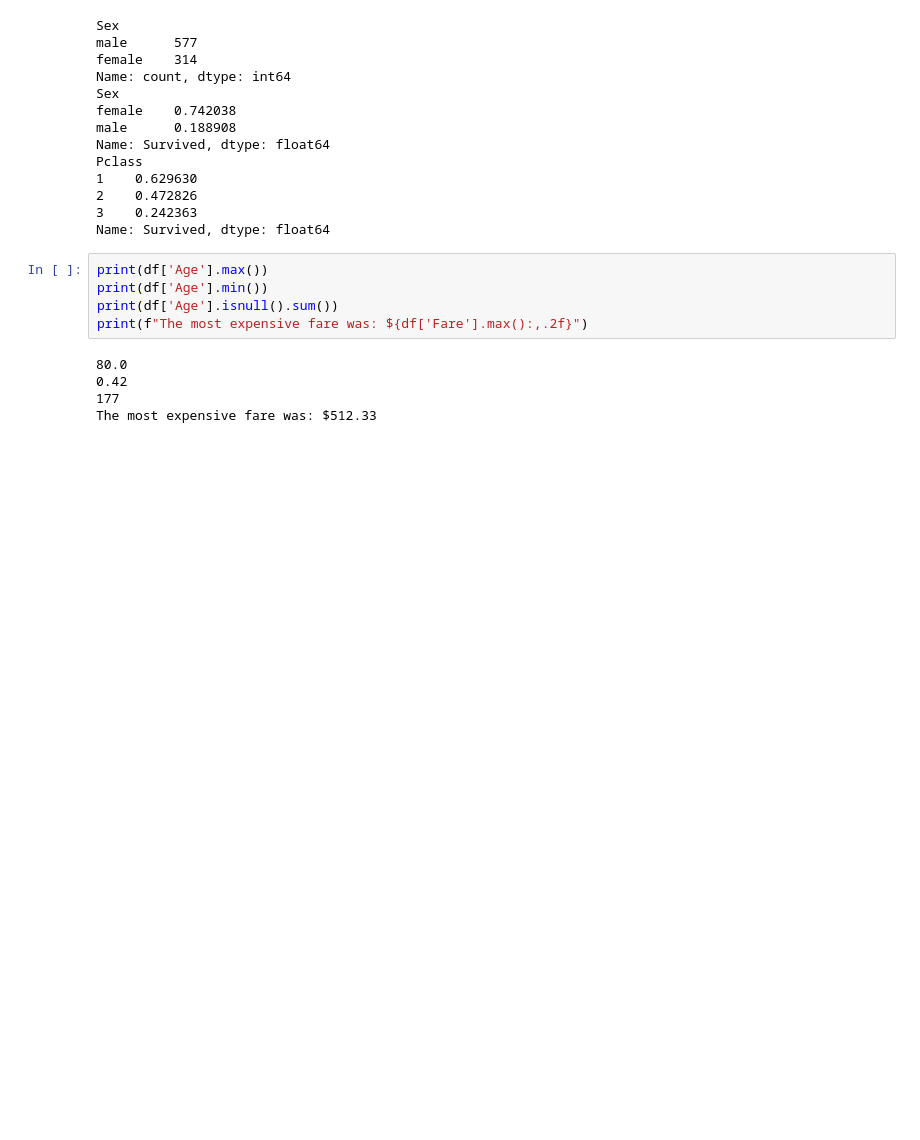
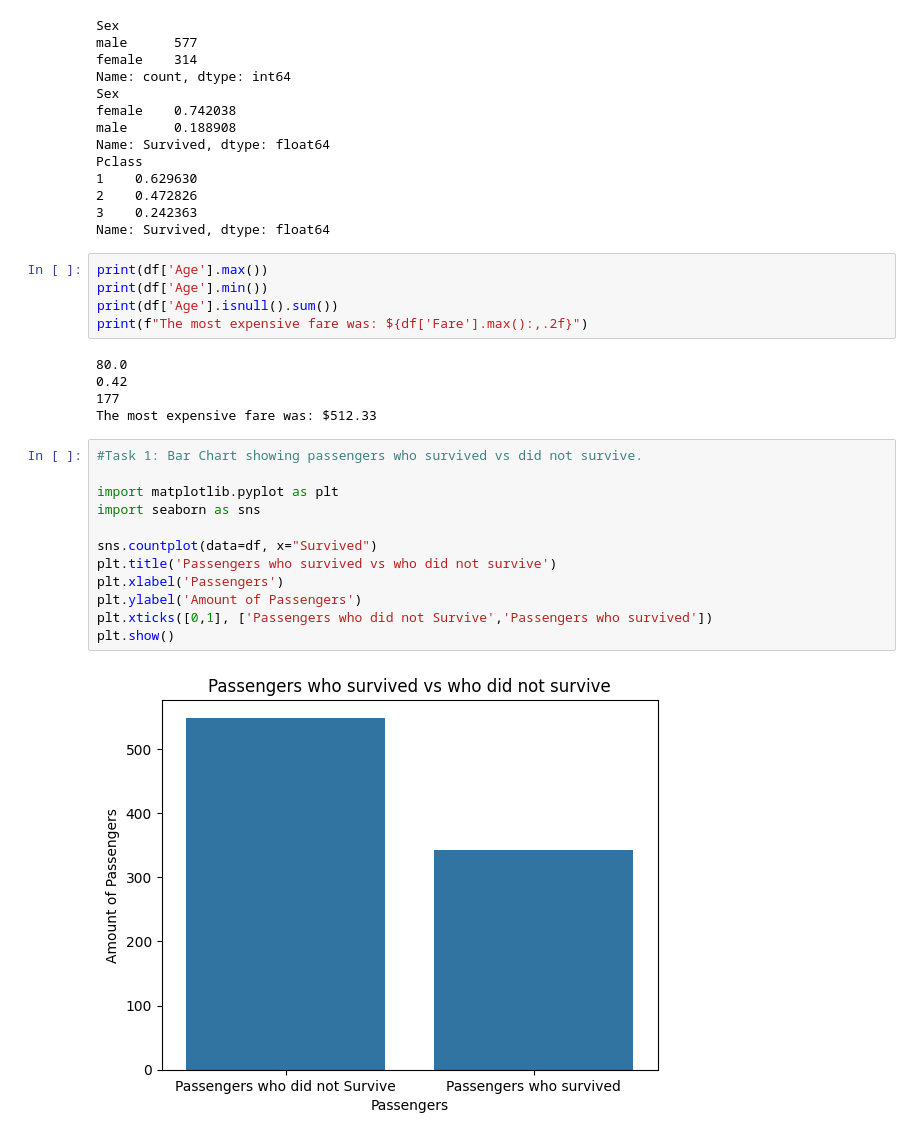
Before and after one commit to UmairPatel/ds-journey-, a Jupyter notebook: new_exploration.ipynb, the cells around one changed output. Cells and saved outputs as stored; diff of their text form; blank space fills up the shorter version.

```diff
--- a/new_exploration.ipynb
+++ b/new_exploration.ipynb
@@ -67,3 +67,17 @@ print(f"The most expensive fare was: ${df['Fare'].max():,.2f}")
 0.42
 177
 The most expensive fare was: $512.33
+# %%
+#Task 1: Bar Chart showing passengers who survived vs did not survive.
+
+import matplotlib.pyplot as plt
+import seaborn as sns
+
+sns.countplot(data=df, x="Survived")
+plt.title('Passengers who survived vs who did not survive')
+plt.xlabel('Passengers')
+plt.ylabel('Amount of Passengers')
+plt.xticks([0,1], ['Passengers who did not Survive','Passengers who survived'])
+plt.show()
+# %% [output]
+[figure, added]
```
Also changed, not shown: parts of 5 cells of this notebook.
